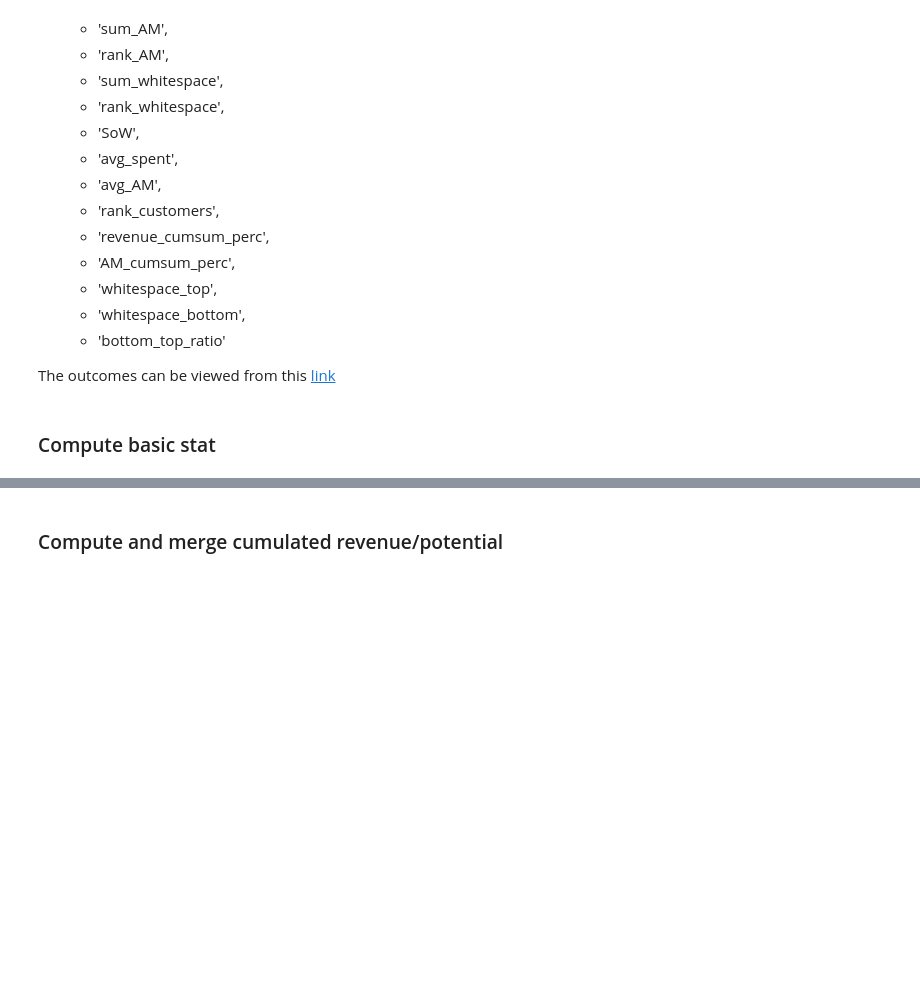
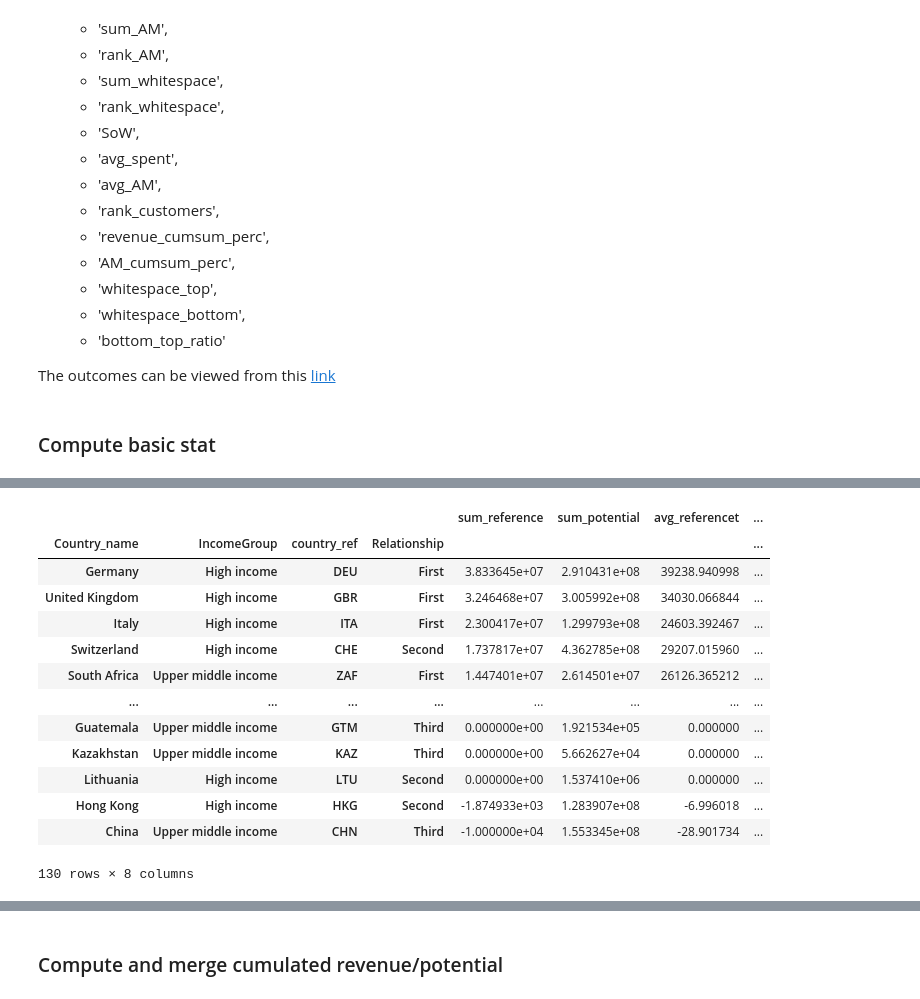
Before and after one commit to thomaspernet/PythonTeaching, a Jupyter notebook: Lectures/05_Pandas/UseCases/Use_Case_CA.ipynb, the cells around one changed output, grey strips where cells are left out. Cells and saved outputs as stored; diff of their text form; code cells hidden in the pictures; blank space fills up the shorter version.

```diff
--- a/Lectures/05_Pandas/UseCases/Use_Case_CA.ipynb
+++ b/Lectures/05_Pandas/UseCases/Use_Case_CA.ipynb
@@ -196,0 +301,6 @@ The outcomes can be viewed from this [link](https://1drv.ms/x/s!AkDhd3h9fJNWhSqO
+# %%
+### Allow compute nb custo/indu without merge
+df_agg0 = (df_final
+          .reset_index(['ID', 'industry'])
+         )
+df_agg0.head()
@@ -196,0 +315,14 @@ The outcomes can be viewed from this [link](https://1drv.ms/x/s!AkDhd3h9fJNWhSqO
+# %%
+# group
+df_agg1 = (df_agg0
+           .groupby(grouping)
+           .agg(
+               sum_reference=('TARGET_reference', np.sum),
+               sum_potential=('TARGET_potential', np.sum),
+               avg_referencet=('TARGET_reference', np.mean),
+               avg_potential=('TARGET_potential', np.mean),
+               nb_customers=('ID', 'nunique'),
+               nb_industries=('industry', 'nunique')
+           )
+           )
+df_agg1.head()
@@ -197 +353,21 @@ The outcomes can be viewed from this [link](https://1drv.ms/x/s!AkDhd3h9fJNWhSqO
+# %%
+df_agg1.assign(
+    rank_revenue=lambda x: x['sum_reference'].rank(ascending=False),
+    rank_potential=lambda x: x['sum_potential'].rank(ascending=False),
+).sort_values(by='rank_revenue', ascending=True)
+# %% [output]
+|  |  |  |  | sum_reference | sum_potential | avg_referencet | ... |
+| Country_name | IncomeGroup | country_ref | Relationship |  |  |  | ... |
+| Germany | High income | DEU | First | 3.833645e+07 | 2.910431e+08 | 39238.940998 | ... |
+| United Kingdom | High income | GBR | First | 3.246468e+07 | 3.005992e+08 | 34030.066844 | ... |
+| Italy | High income | ITA | First | 2.300417e+07 | 1.299793e+08 | 24603.392467 | ... |
+| Switzerland | High income | CHE | Second | 1.737817e+07 | 4.362785e+08 | 29207.015960 | ... |
+| South Africa | Upper middle income | ZAF | First | 1.447401e+07 | 2.614501e+07 | 26126.365212 | ... |
+| ... | ... | ... | ... | ... | ... | ... | ... |
+| Guatemala | Upper middle income | GTM | Third | 0.000000e+00 | 1.921534e+05 | 0.000000 | ... |
+| Kazakhstan | Upper middle income | KAZ | Third | 0.000000e+00 | 5.662627e+04 | 0.000000 | ... |
+| Lithuania | High income | LTU | Second | 0.000000e+00 | 1.537410e+06 | 0.000000 | ... |
+| Hong Kong | High income | HKG | Second | -1.874933e+03 | 1.283907e+08 | -6.996018 | ... |
+| China | Upper middle income | CHN | Third | -1.000000e+04 | 1.553345e+08 | -28.901734 | ... |
+130 rows × 8 columns
 # %%
```
Also changed, not shown: parts of 32 cells of this notebook.
